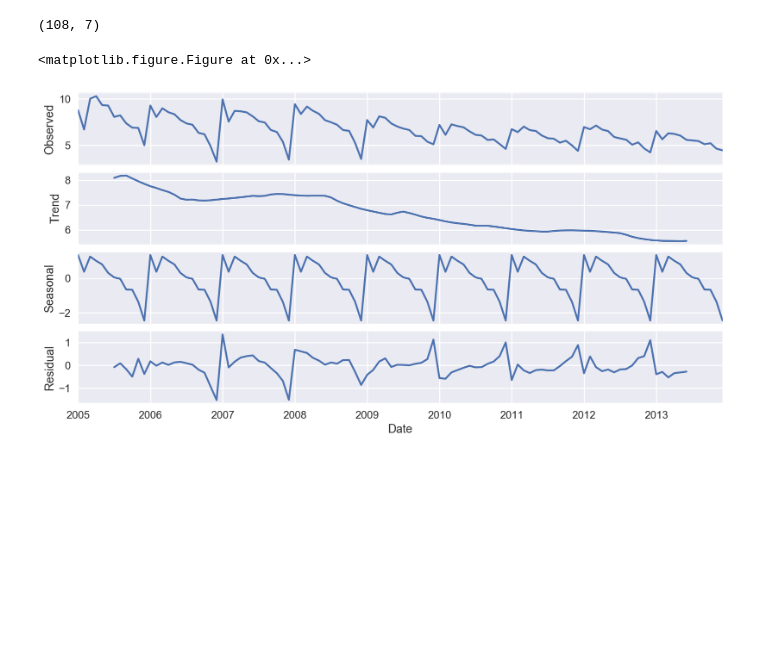
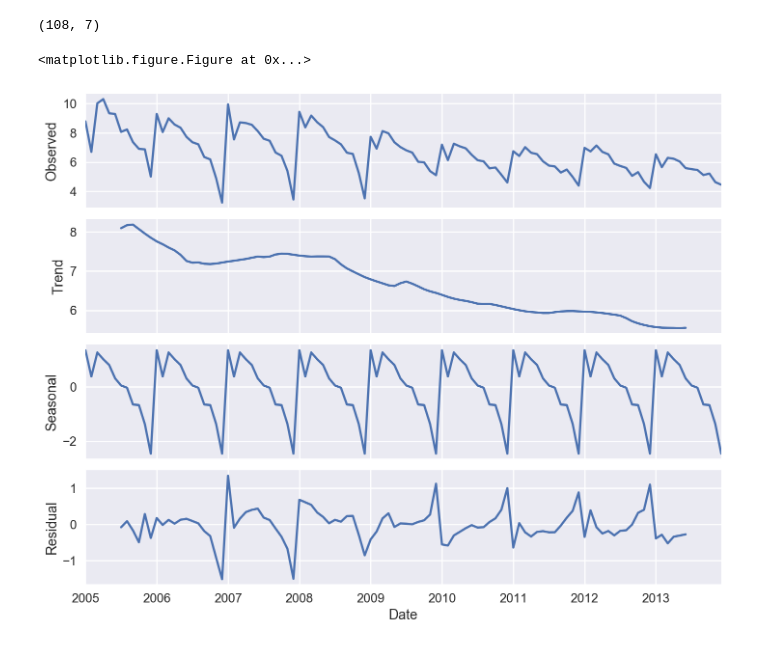
Before and after one commit to lihengtianxia/TB_Nation, a Jupyter notebook: Seasonal/02- Exploratory Data analysis.ipynb, the cells around one changed output. Drawn from its saved outputs; the diff is of its cells as text; code cells hidden in the pictures; blank space fills up the shorter version.

```diff
--- a/Seasonal/02- Exploratory Data analysis.ipynb
+++ b/Seasonal/02- Exploratory Data analysis.ipynb
@@ -9,7 +9,7 @@ plt.style.use('seaborn-talk')
 
 from statsmodels.tsa.seasonal import seasonal_decompose
 # %%
-datasets = pd.read_excel('TB_nation.xlsx',index_col='Date')
+datasets = pd.read_excel('../Data/TB_nation.xlsx',index_col='Date')
 # %%
 datasets.head()
 # %% [output]
@@ -35,8 +35,8 @@ datasets.shape
 # %%
 decomposition = seasonal_decompose(datasets.Incidence_rate,freq=12)
 fig = plt.figure()
 fig = decomposition.plot()
-fig.set_size_inches(12,6)
+fig.set_size_inches(10,8)
 # %% [output]
 <matplotlib.figure.Figure at 0x...>
-[figure, old version]
+[figure, new version]
```
Also changed, not shown: parts of 1 cell of this notebook, 4 other files.
